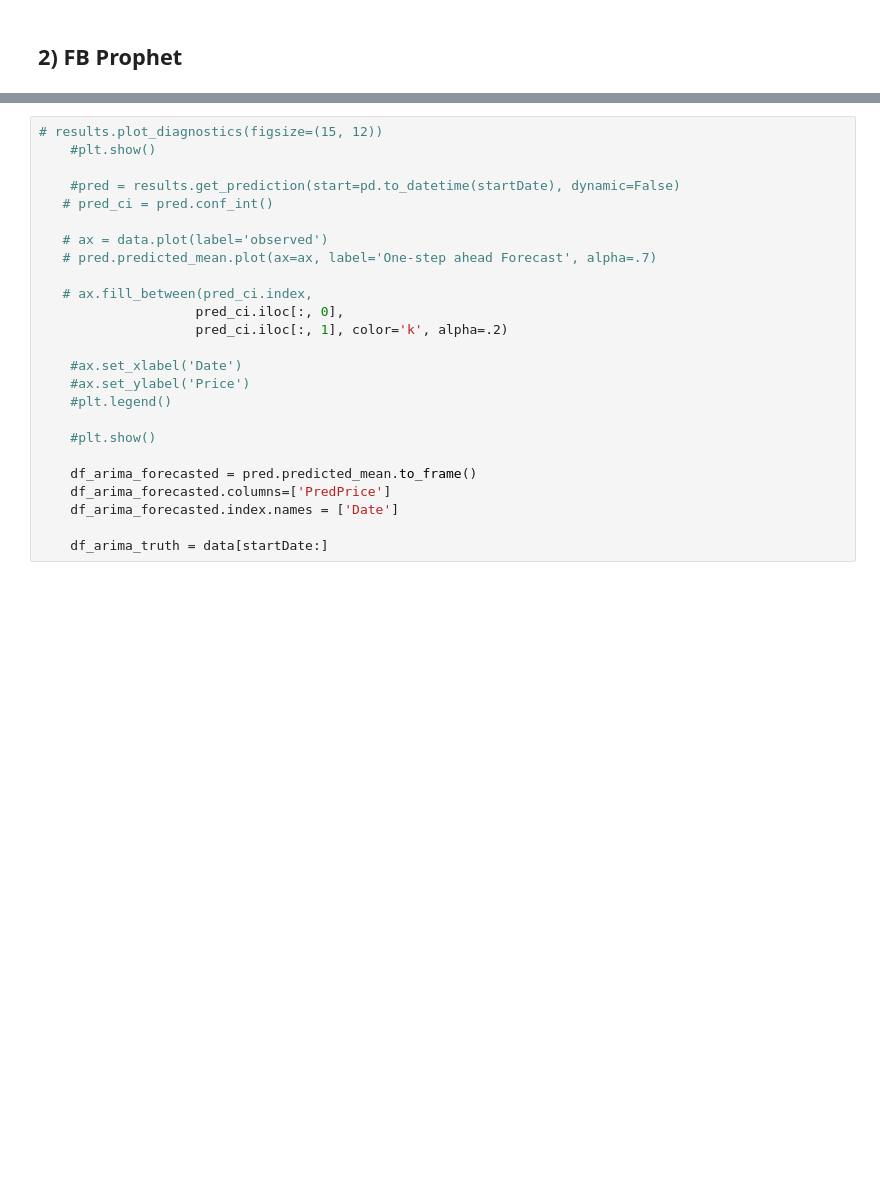
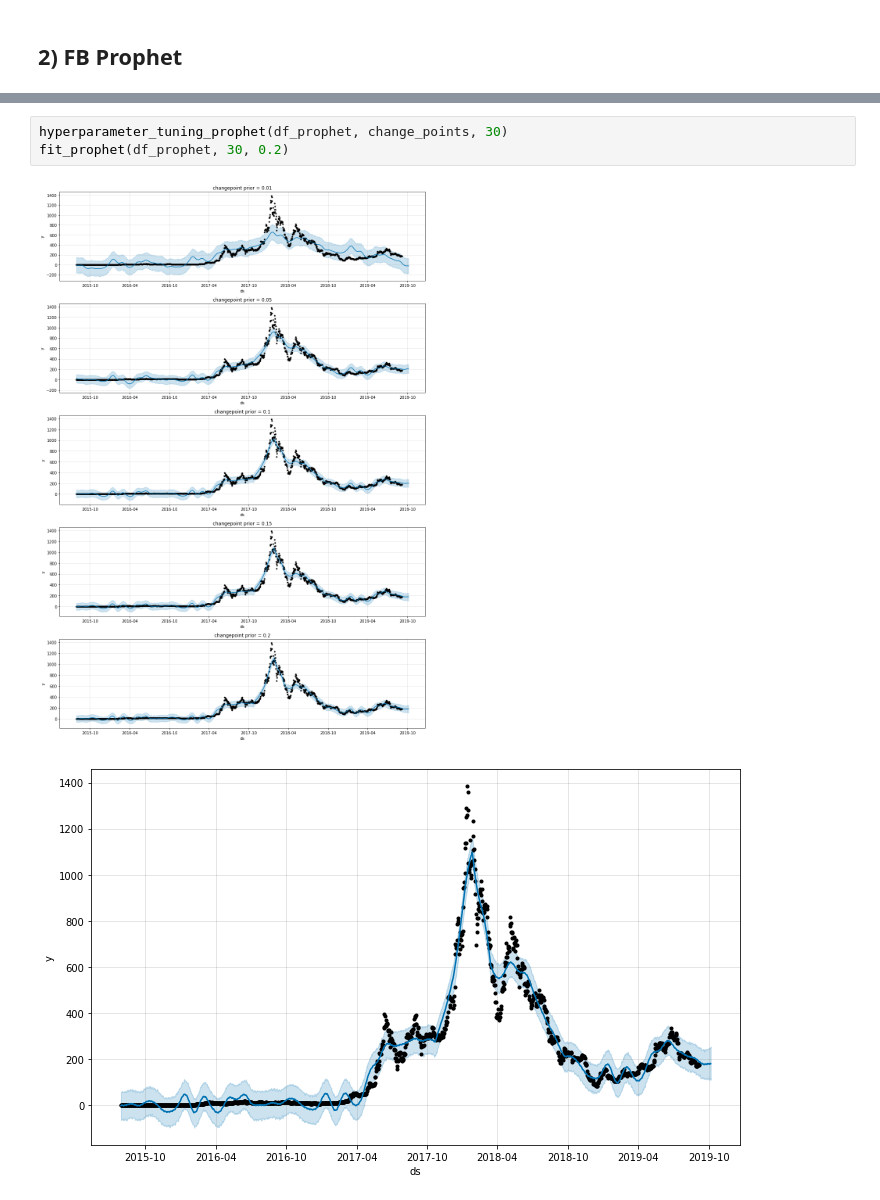
Before and after one commit to y4m4rx/appliedDataScienceProject, a Jupyter notebook: sezi/Combine.ipynb, the cells around one changed output, grey strips where cells are left out. Saved outputs shown, nothing was run; the diff lists cells and outputs as text; blank space fills up the shorter version.

```diff
--- a/sezi/Combine.ipynb
+++ b/sezi/Combine.ipynb
@@ -665,25 +731,6 @@ ModuleNotFoundError: No module named 'fbprophet'
-# %%
-# results.plot_diagnostics(figsize=(15, 12))
-    #plt.show()
-
-    #pred = results.get_prediction(start=pd.to_datetime(startDate), dynamic=False)
-   # pred_ci = pred.conf_int()
-
-   # ax = data.plot(label='observed')
-   # pred.predicted_mean.plot(ax=ax, label='One-step ahead Forecast', alpha=.7)
-
-   # ax.fill_between(pred_ci.index,
-                    pred_ci.iloc[:, 0],
-                    pred_ci.iloc[:, 1], color='k', alpha=.2)
-
-    #ax.set_xlabel('Date')
-    #ax.set_ylabel('Price')
-    #plt.legend()
-
-    #plt.show()
-
-    df_arima_forecasted = pred.predicted_mean.to_frame()
-    df_arima_forecasted.columns=['PredPrice']
-    df_arima_forecasted.index.names = ['Date']
-
-    df_arima_truth = data[startDate:]
+# %%
+hyperparameter_tuning_prophet(df_prophet, change_points, 30)
+fit_prophet(df_prophet, 30, 0.2)
+# %% [output]
+[figure, added]
+[figure, added]
```
Also changed, not shown: parts of 31 cells of this notebook.
